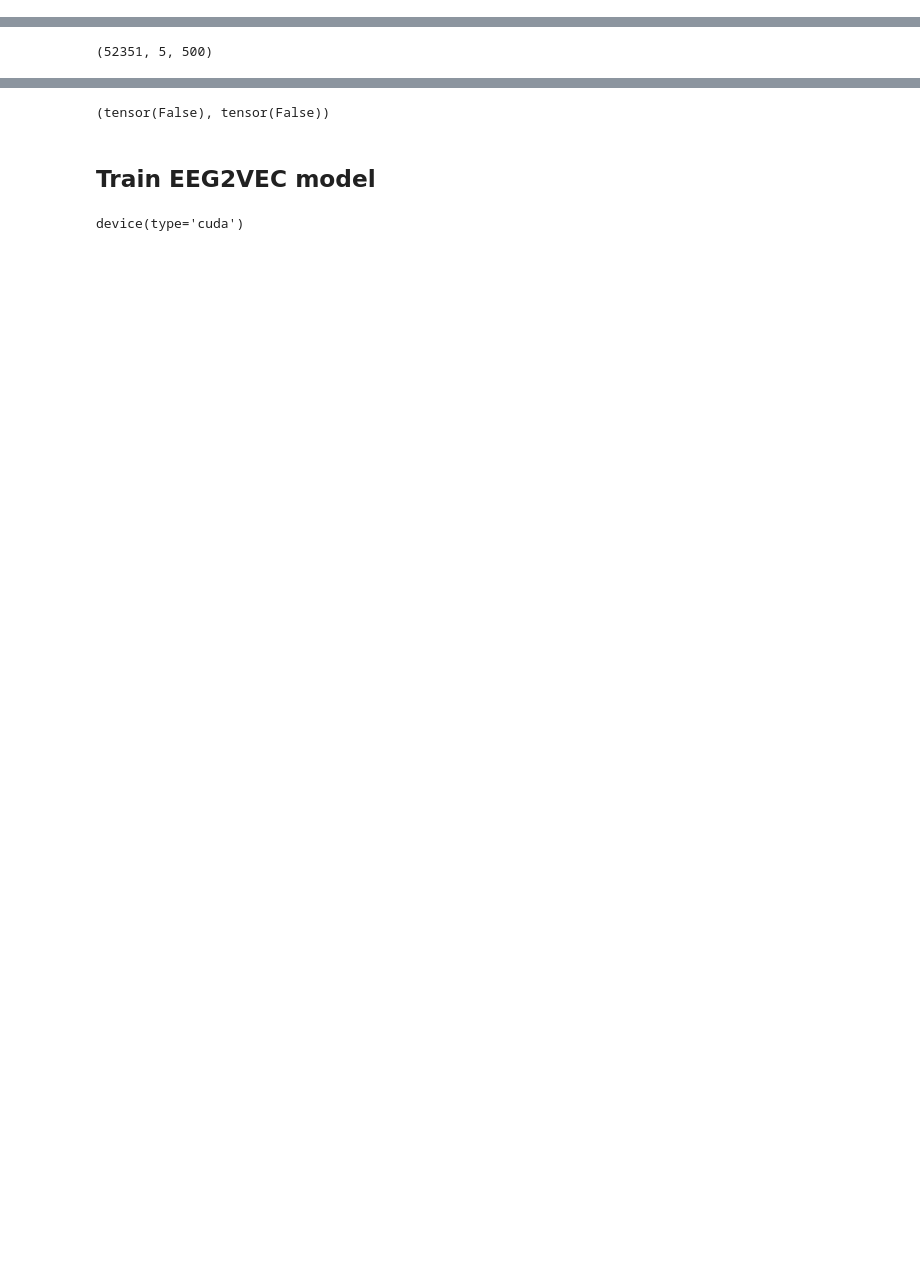
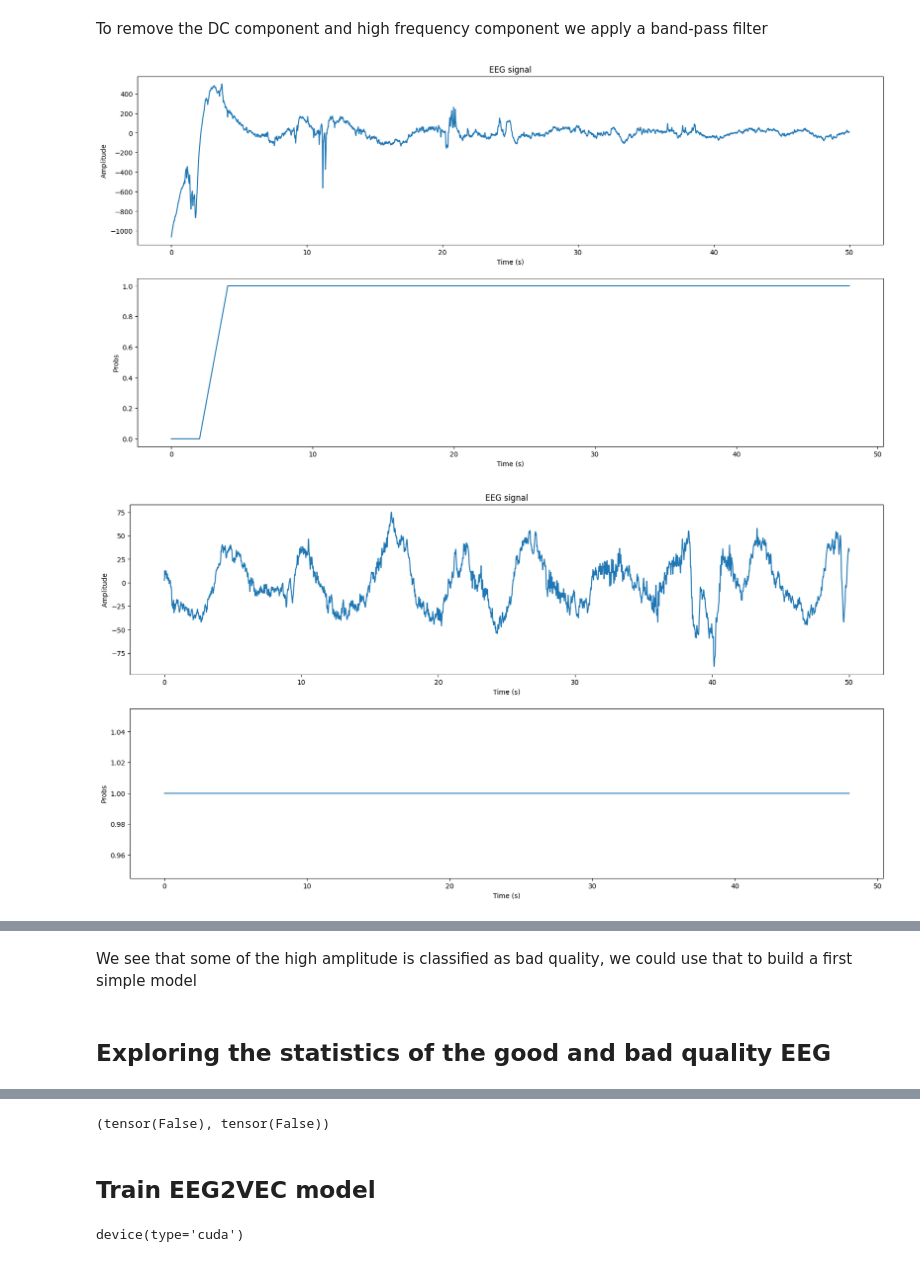
Before and after one commit to EmileDeBiot/Sleep_EEG_Kaggle, a Jupyter notebook: train_eegvec_new.ipynb, the cells around one changed output, grey strips where cells are left out. Saved outputs shown, nothing was run; the diff lists cells and outputs as text; code cells hidden in the pictures; blank space fills up the shorter version.

Commit message:
:construction: eeg2vec model struggle: it does not work

```diff
--- a/train_eegvec_new.ipynb
+++ b/train_eegvec_new.ipynb
@@ -25,8 +146,22 @@ training_data = [(np.load(ROOT_PATH / f"data_{i}.npy"),np.load(ROOT_PATH / f"tar
+# %% [markdown]
+To remove the DC component and high frequency component we apply a band-pass filter
 # %%
+# Let's filter the signal to improve the visualisation
+
 def butter_bandpass(lowcut, highcut, fs, order=5):
     return butter(order, [lowcut, highcut], fs=fs, btype='band')
 
 def butter_bandpass_filter(data, lowcut, highcut, fs, order=5):
     b, a = butter_bandpass(lowcut, highcut, fs, order=order)
     y = lfilter(b, a, data)
     return y
+
+filtered_data = butter_bandpass_filter(data,0.1,18,250,4)
+# We plot three spans and associated labels from the recording
+
+plot_predictions_and_signal(target,filtered_data,start_time = 300, stop_time = 350, data_sampling_rate = 250,target_duration = 2 ,channel_to_plot = 2)
+plot_predictions_and_signal(target,filtered_data,start_time = 1000, stop_time = 1050, data_sampling_rate = 250,target_duration = 2 ,channel_to_plot = 2)
+plot_predictions_and_signal(target,filtered_data,start_time = 3000, stop_time = 3050, data_sampling_rate = 250,target_duration = 2 ,channel_to_plot = 2)
+# %% [output]
+[figure, added]
+[figure, added]
@@ -36,3 +169,7 @@ training_data_filtered = [(butter_bandpass_filter(data, 0.1, 18, 100), target) f
+# %% [markdown]
+We see that some of the high amplitude is classified as bad quality, we could use that to build a first simple model
+# %% [markdown]
+## Exploring the statistics of the good and bad quality EEG
 # %%
 # First we need to get the point that maps to a label
 
@@ -81,4 +200,0 @@ all_targets = np.concatenate(all_targets, axis=0)
-# %%
-print(all_data.shape)
-# %% [output]
-(52351, 5, 500)
```
Also changed, not shown: parts of 41 cells of this notebook, 4 other files.
